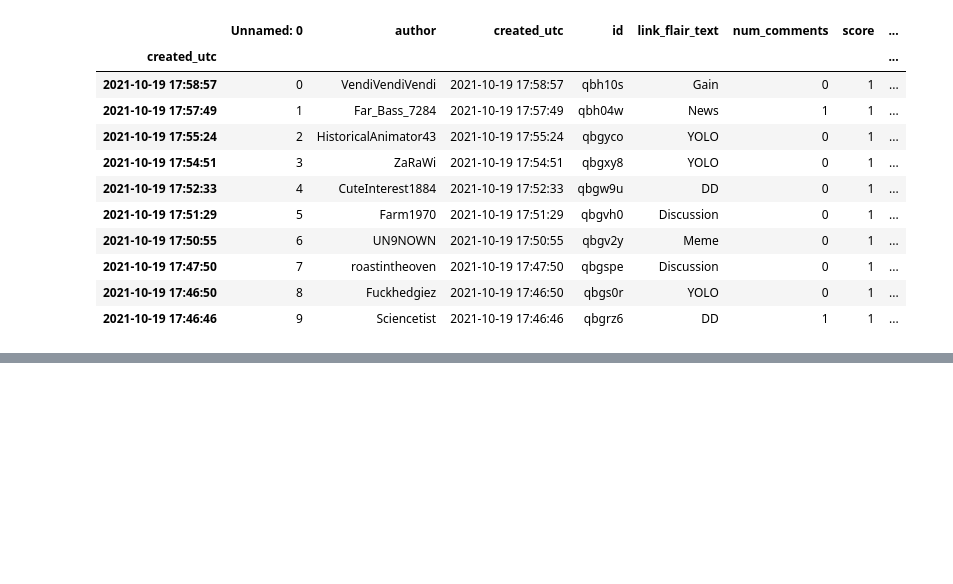
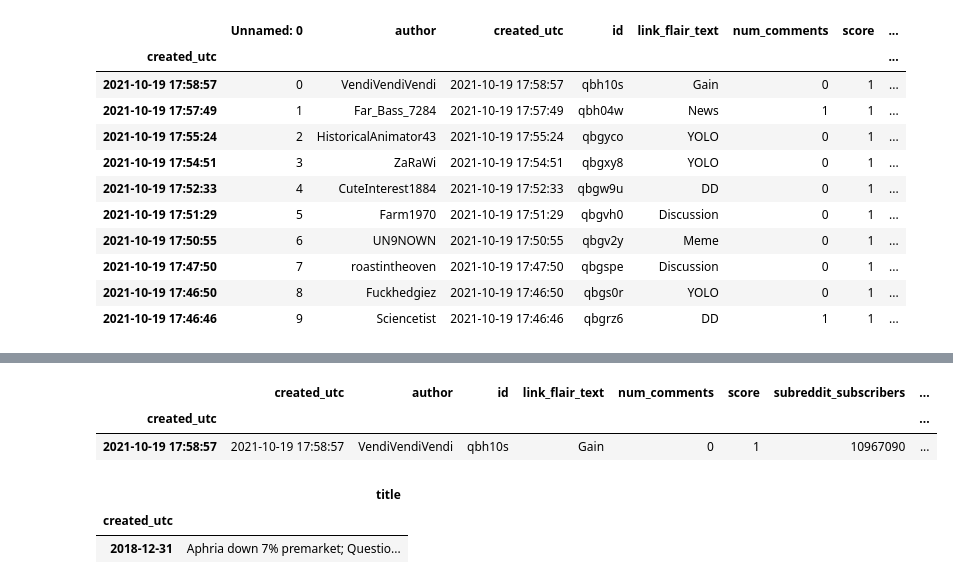
Before and after one commit to pratik98/WSB-Data-Science-Internship, a Jupyter notebook: data_analysis_Spacy.ipynb, the cells around one changed output, grey strips where cells are left out. Saved outputs shown, nothing was run; the diff lists cells and outputs as text; code cells hidden in the pictures; blank space fills up the shorter version.

```diff
--- a/data_analysis_Spacy.ipynb
+++ b/data_analysis_Spacy.ipynb
@@ -752,0 +878,8 @@ df.to_csv("/content/drive/MyDrive/WSB/WSB_submissions_features_tickers_count.csv
+# %%
+df['link_flair_text'] = df['link_flair_text'].astype("string")
+# %%
+df.head(1)
+# %% [output]
+|  | created_utc | author | id | link_flair_text | num_comments | score | subreddit_subscribers | ... |
+| created_utc |  |  |  |  |  |  |  | ... |
+| 2021-10-19 17:58:57 | 2021-10-19 17:58:57 | VendiVendiVendi | qbh10s | Gain | 0 | 1 | 10967090 | ... |
@@ -752,0 +889,6 @@ df.to_csv("/content/drive/MyDrive/WSB/WSB_submissions_features_tickers_count.csv
+# %%
+df_daily_title.head(1)
+# %% [output]
+|  | title |
+| created_utc |  |
+| 2018-12-31 | Aphria down 7% premarket; Questio... |
```
Also changed, not shown: parts of 39 cells of this notebook.
